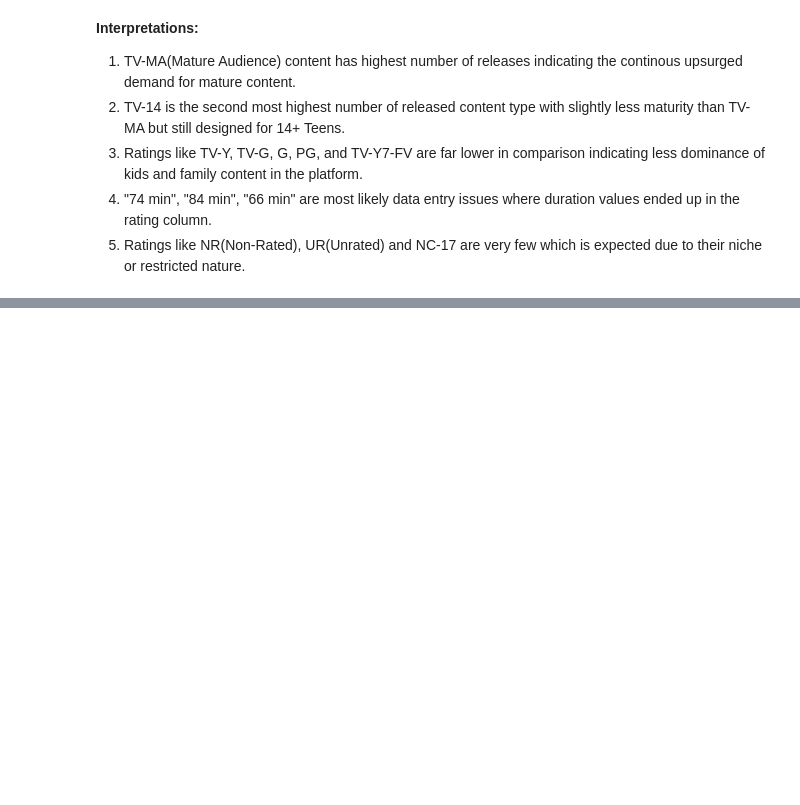
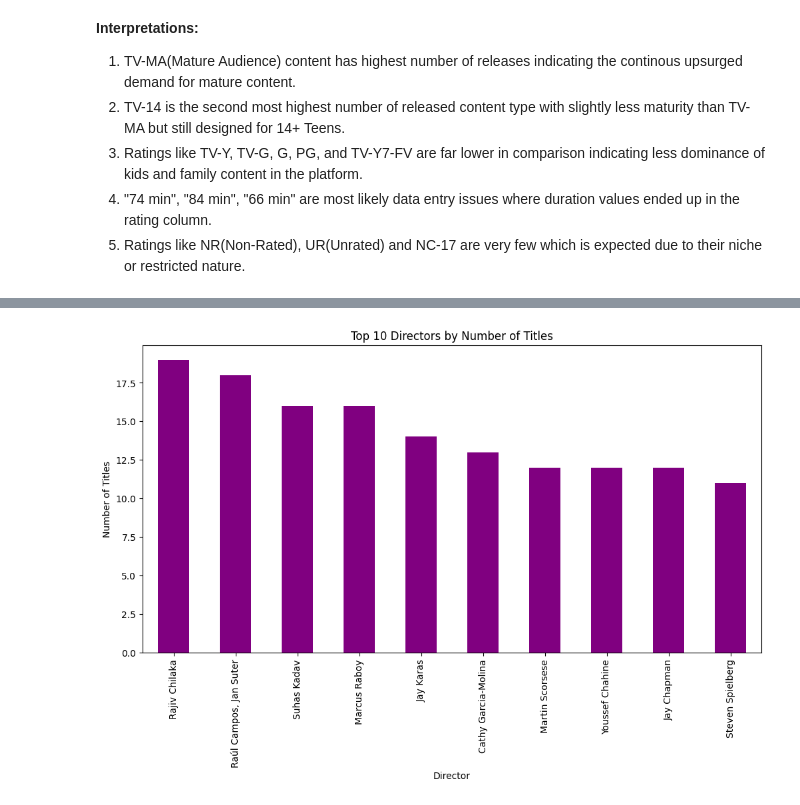
Before and after one commit to SakriyaPyakurel/netflix-EDA, a Jupyter notebook: operations.ipynb, the cells around one changed output, grey strips where cells are left out. Cells and saved outputs as stored; diff of their text form; code cells hidden in the pictures; blank space fills up the shorter version.

```diff
--- a/operations.ipynb
+++ b/operations.ipynb
@@ -207,0 +226,9 @@ Passing `palette` without assigning `hue` is deprecated and will be removed in v
+# %%
+# Visualizing the distribution of top directors
+top_directors = df['director'].value_counts().head(10)
+top_directors.plot(kind='bar', figsize=(12, 6), color='purple')
+plt.title('Top 10 Directors by Number of Titles')
+plt.xlabel('Director')
+plt.ylabel('Number of Titles')
+plt
+# %% [output]
@@ -207,0 +236 @@ Passing `palette` without assigning `hue` is deprecated and will be removed in v
+[figure, added]
```
Also changed, not shown: parts of 10 cells of this notebook.
